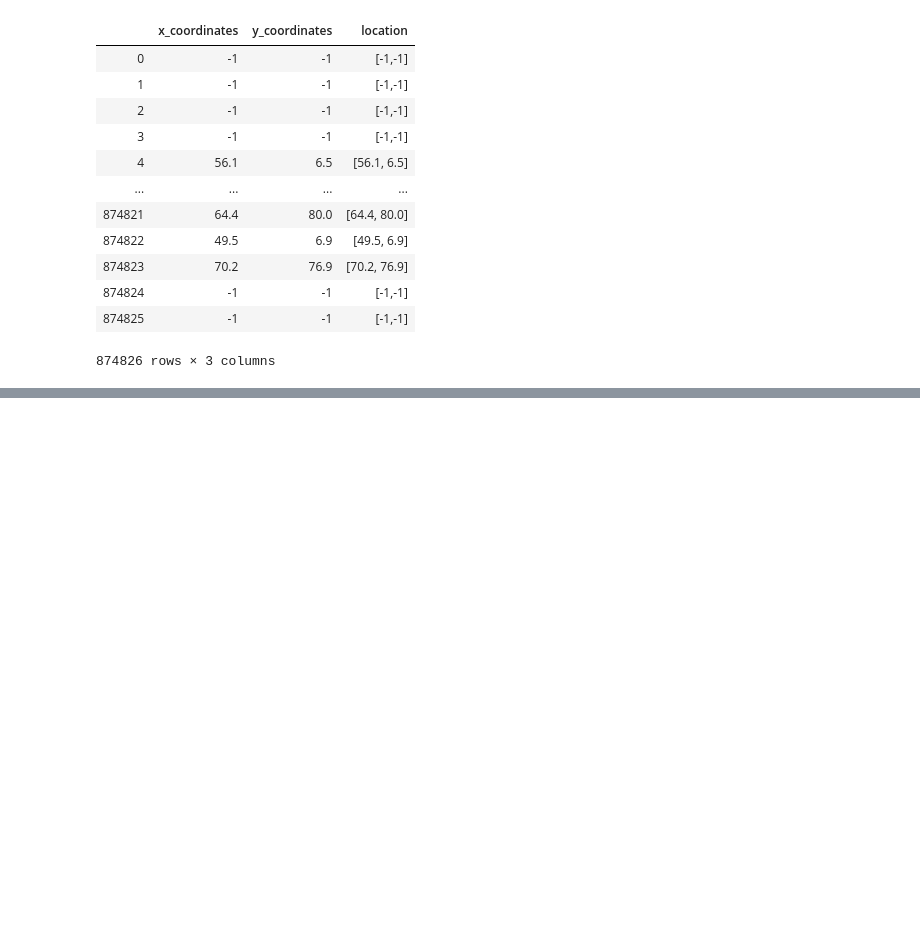
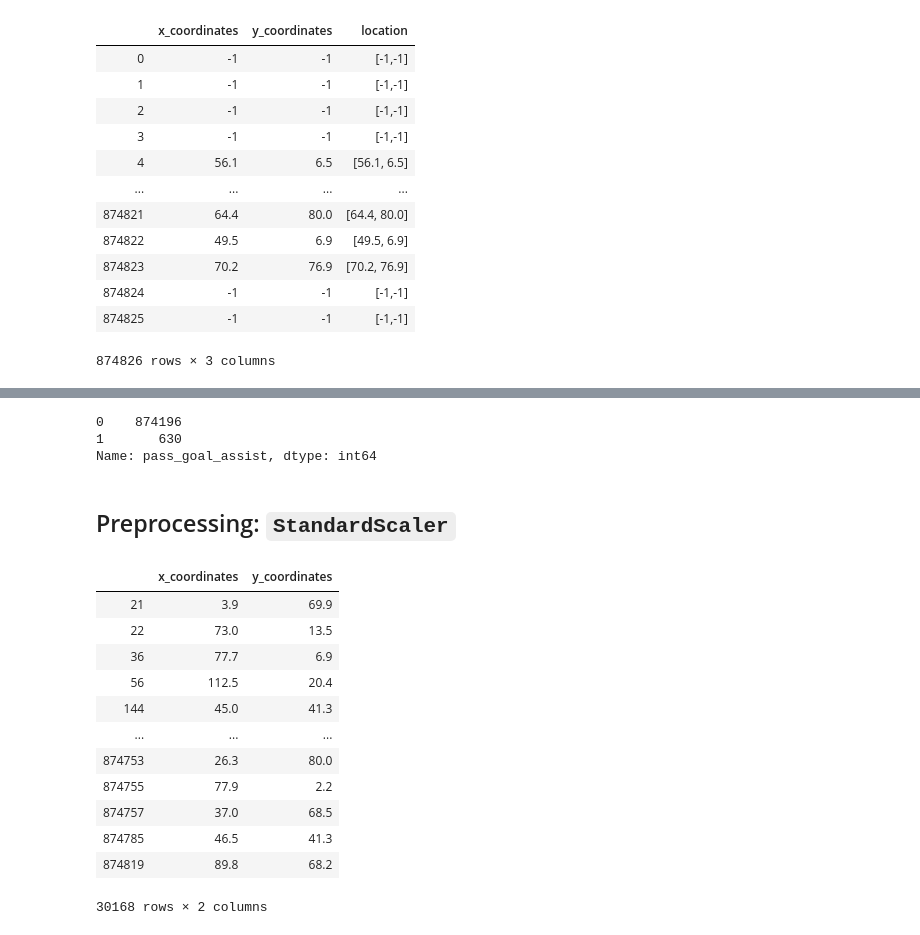
Before and after one commit to PeterGarcia95/Soccer_Analytics, a Jupyter notebook: Working with Barcelona Data.ipynb, the cells around one changed output, grey strips where cells are left out. Drawn from its saved outputs; the diff is of its cells as text; code cells hidden in the pictures; blank space fills up the shorter version.

```diff
--- a/Working with Barcelona Data.ipynb
+++ b/Working with Barcelona Data.ipynb
@@ -353,0 +415,25 @@ Name: x_coordinates, Length: 70701, dtype: object
+# %%
+barca['pass_goal_assist'].value_counts()
+# %% [output]
+0    874196
+1       630
+Name: pass_goal_assist, dtype: int64
+# %% [markdown]
+## Preprocessing: `StandardScaler`
+# %%
+df = barca[(barca['pass_outcome_name']== 'Incomplete')][['x_coordinates', 'y_coordinates']]
+df
+# %% [output]
+|  | x_coordinates | y_coordinates |
+| 21 | 3.9 | 69.9 |
+| 22 | 73.0 | 13.5 |
+| 36 | 77.7 | 6.9 |
+| 56 | 112.5 | 20.4 |
+| 144 | 45.0 | 41.3 |
+| ... | ... | ... |
+| 874753 | 26.3 | 80.0 |
+| 874755 | 77.9 | 2.2 |
+| 874757 | 37.0 | 68.5 |
+| 874785 | 46.5 | 41.3 |
+| 874819 | 89.8 | 68.2 |
+30168 rows × 2 columns
```
Also changed, not shown: parts of 24 cells of this notebook.
